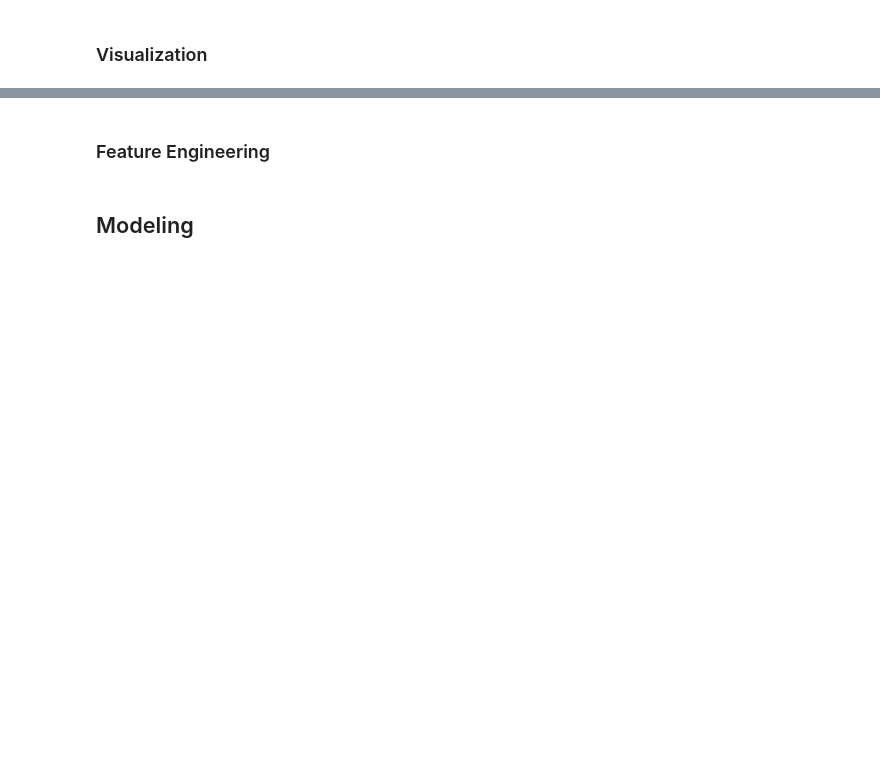
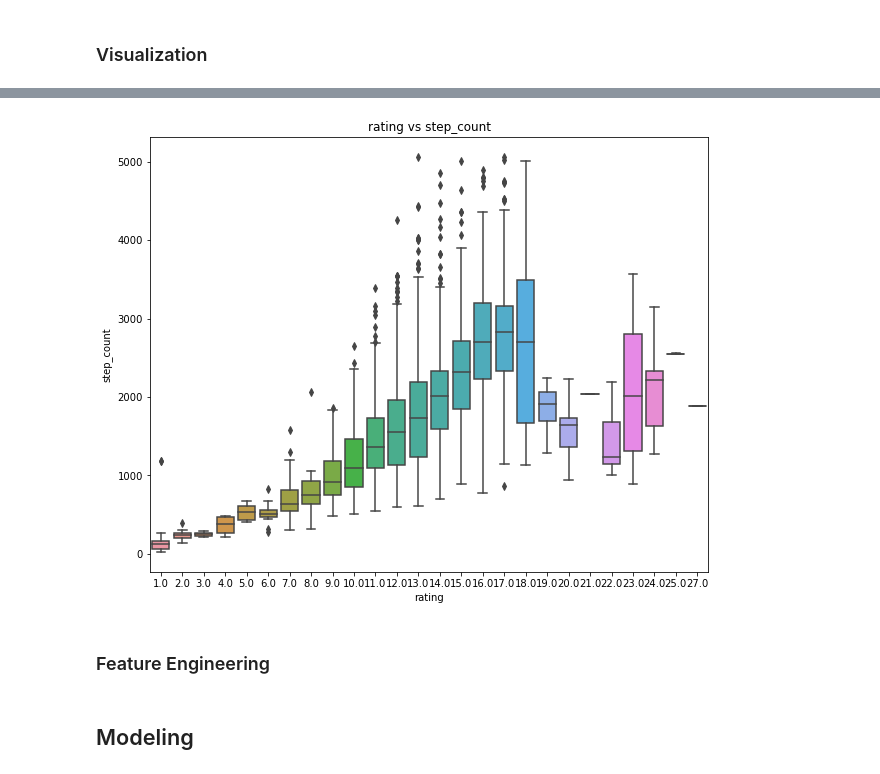
Before and after one commit to sglibova/chart-difficulty-with-machine-learning, a Jupyter notebook: final_notebook.ipynb, the cells around one changed output, grey strips where cells are left out. Saved outputs shown, nothing was run; the diff lists cells and outputs as text; code cells hidden in the pictures; blank space fills up the shorter version.

```diff
--- a/final_notebook.ipynb
+++ b/final_notebook.ipynb
@@ -145,3 +171,7 @@ from src.visualizer import distribution, scatter_correlation, box_plot
+# %%
+box_plot(stam_df, 'rating')
+# %% [output]
+[figure, added]
 # %% [markdown]
 ### Feature Engineering
 # %% [markdown]
```
Also changed, not shown: parts of 14 cells of this notebook, 7 other files.
